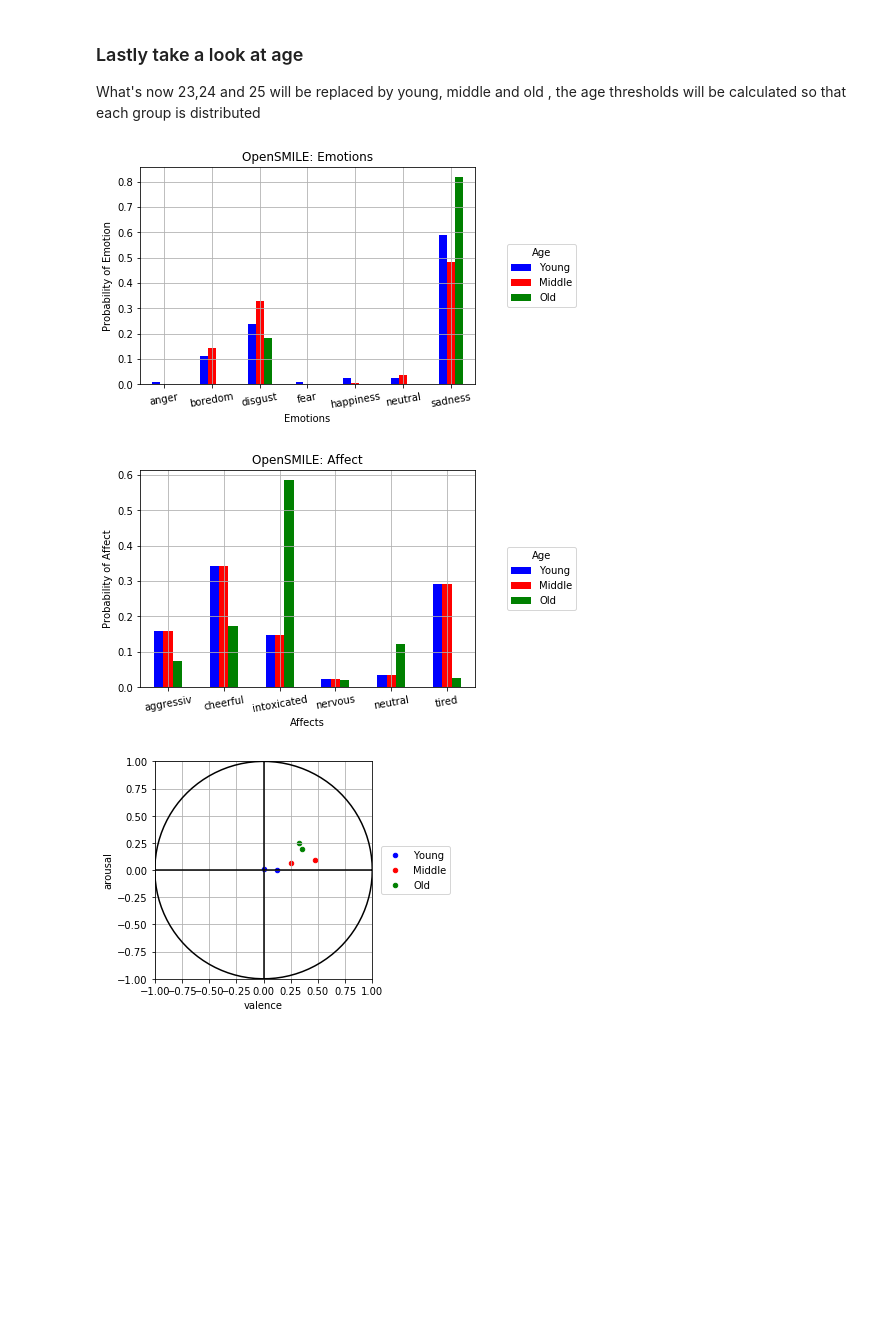
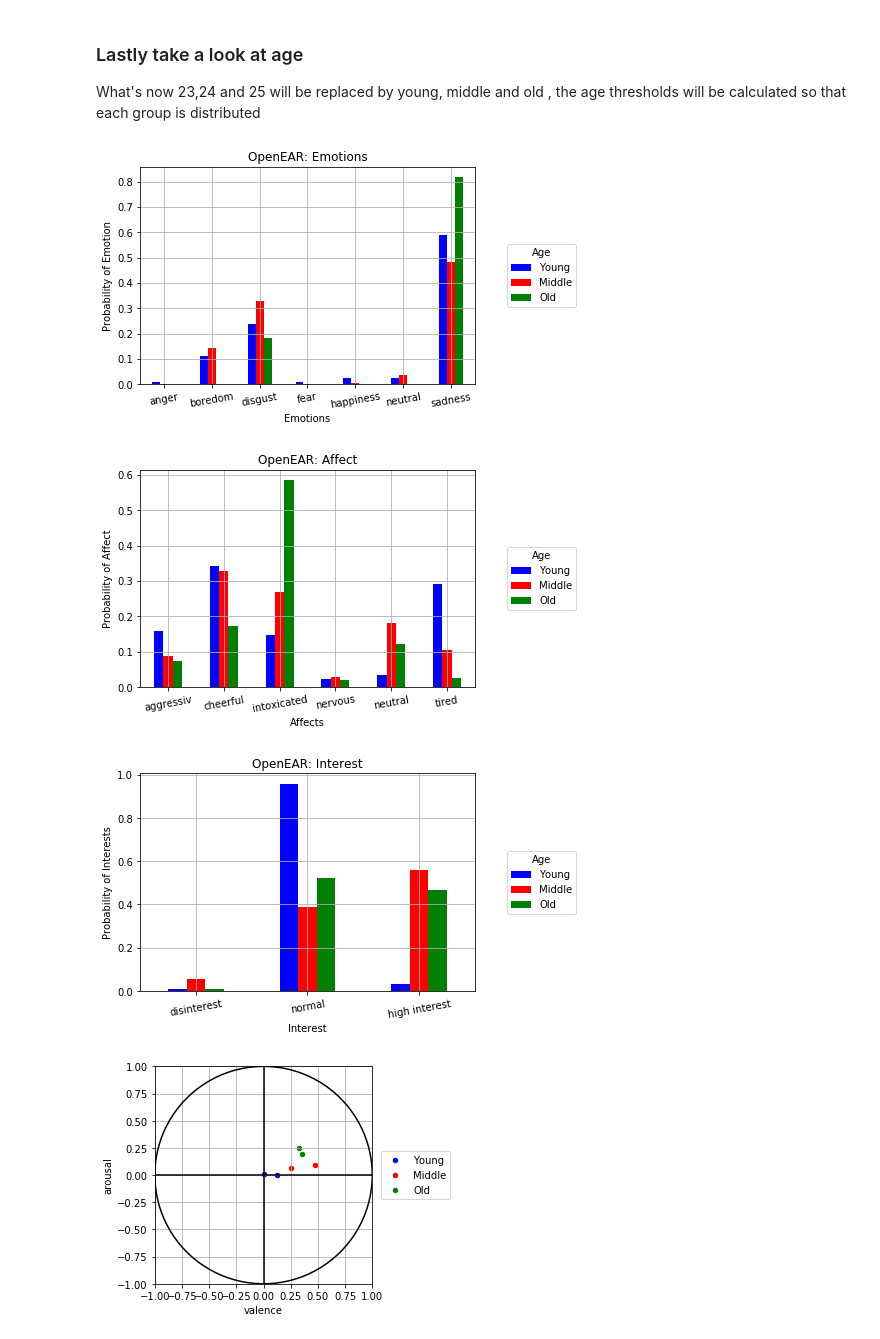
Before and after one commit to EJKraft/MasterThesis, a Jupyter notebook: OpenSMILE Analysis.ipynb, the cells around one changed output. Saved outputs shown, nothing was run; the diff lists cells and outputs as text; code cells hidden in the pictures; blank space fills up the shorter version.

```diff
--- a/OpenSMILE Analysis.ipynb
+++ b/OpenSMILE Analysis.ipynb
@@ -150,8 +162,11 @@ char_data['CharacterID'] = char_data['CharacterID'].astype(int)
 df_ar_val['CharacterID'] = df_ar_val['CharacterID'].astype(int)
 df_emotion['CharacterID'] = df_emotion['CharacterID'].astype(int)
 df_affect['CharacterID'] = df_affect['CharacterID'].astype(int)
+df_loi['CharacterID'] = df_loi['CharacterID'].astype(int)
 
 #Safe new data frames
 df_ar_val_char = df_ar_val.merge(char_data, how = 'left', left_on='CharacterID', right_on='CharacterID')
 df_emotion_char = df_emotion.merge(char_data, how = 'left', left_on='CharacterID', right_on= 'CharacterID')
 df_affect_char = df_affect.merge(char_data, how = 'left', left_on='CharacterID', right_on= 'CharacterID')
+df_loi_char = df_loi.merge(char_data, how = 'left', left_on='CharacterID', right_on= 'CharacterID')
+df_loi_char
@@ -296,6 +354,10 @@ df_emotion_old = df_emotion_char.loc[df_emotion_char['Age'] == 25]
 df_affect_young = df_affect_char.loc[df_affect_char['Age'] == 23]
 df_affect_middle = df_affect_char.loc[df_affect_char['Age'] == 24]
 df_affect_old = df_affect_char.loc[df_affect_char['Age'] == 25]
+
+df_loi_young = df_loi_char.loc[df_loi_char['Age'] == 23]
+df_loi_middle = df_loi_char.loc[df_loi_char['Age'] == 24]
+df_loi_old = df_loi_char.loc[df_loi_char['Age'] == 25]
 
 #For Plotting, lets calculate the mean emotion value for all audiofiles
 df_emotion_young = df_emotion_young.drop(['CharacterID','file', 'Age', 'Sex', 'Academic Status'], axis = 1)
@@ -313,42 +375,58 @@ df_affect_middle = df_affect_middle.drop(['CharacterID','file', 'Age', 'Sex', 'A
 df_affect_middle = df_affect_middle.mean()
 df_affect_old = df_affect_old.drop(['CharacterID','file', 'Age', 'Sex', 'Academic Status'], axis = 1)
 df_affect_old = df_affect_old.mean()
-df_aff_age = pd.DataFrame({'Young': df_affect_young, 'Middle': df_affect_young, 'Old': df_affect_old}, index = affect_label)
+df_aff_age = pd.DataFrame({'Young': df_affect_young, 'Middle': df_affect_middle, 'Old': df_affect_old}, index = affect_label)
 
+#And for LoI
+df_loi_young = df_loi_young.drop(['CharacterID','file', 'Age', 'Sex', 'Academic Status'], axis = 1)
+df_loi_young = df_loi_young.mean()
+df_loi_middle = df_loi_middle.drop(['CharacterID','file', 'Age', 'Sex', 'Academic Status'], axis = 1)
+df_loi_middle = df_loi_middle.mean()
+df_loi_old = df_loi_old.drop(['CharacterID','file', 'Age', 'Sex', 'Academic Status'], axis = 1)
+df_loi_old = df_loi_old.mean()
+df_loi_age = pd.DataFrame({'Young': df_loi_young, 'Middle': df_loi_middle, 'Old': df_loi_old}, index = loi_label)
 
-# Start with Emotion
-ax_emo2 = df_emo_age.plot.bar(title = 'OpenSMILE: Emotions',rot = 10, color = ['b','r', 'g']) #We set rotation to 10 so that the filenames can be read
+# Start Plotting Emotion
+ax_emo2 = df_emo_age.plot.bar(title = 'OpenEAR: Emotions',rot = 10, color = ['b','r', 'g']) #We set rotation to 10 so that the filenames can be read
 ax_emo2.legend(loc = 'center', bbox_to_anchor=(1.2,0.5), title = 'Age')
 ax_emo2.set_ylabel('Probability of Emotion')
 ax_emo2.set_xlabel('Emotions')
 plt.grid(True)
 
 #Now let's plot affect bar diagram
-ax_aff2 = df_aff_age.plot.bar(title = 'OpenSMILE: Affect',rot = 10, color = ['b','r', 'g']) #We set rotation to 10 so that the filenames can be read
+ax_aff2 = df_aff_age.plot.bar(title = 'OpenEAR: Affect',rot = 10, color = ['b','r', 'g']) #We set rotation to 10 so that the filenames can be read
 ax_aff2.legend(loc = 'center', bbox_to_anchor=(1.2,0.5), title = 'Age')
 ax_aff2.set_ylabel('Probability of Affect')
 ax_aff2.set_xlabel('Affects')
+plt.grid(True)
+
+#And Level of Interest
+ax_loi = df_loi_age.plot.bar(title = 'OpenEAR: Interest',rot = 10, color = ['b','r', 'g']) #We set rotation to 10 so that the filenames can be read
+ax_loi.legend(loc = 'center', bbox_to_anchor=(1.2,0.5), title = 'Age')
+ax_loi.set_ylabel('Probability of Interests')
+ax_loi.set_xlabel('Interest')
 plt.grid(True)
 
 ax200 = df_ar_val_young.plot.scatter(x = 'valence', y = 'arousal', label = 'Young', c = 'b')
 ax201 = df_ar_val_middle.plot.scatter(x = 'valence', y = 'arousal', label = 'Middle', c = 'r', ax=ax200)
 ax202 = df_ar_val_old.plot.scatter(x = 'valence', y = 'arousal', label = 'Old', c = 'g', ax=ax200)
 #We want to plot the arousal valence circle so we create values for it
 t = np.linspace(0,np.pi*2,100)
 ax200.plot(np.cos(t), np.sin(t), linewidth = 1.5, color = 'black')
 ax200.axvline(0,0,1, c = 'black')
 x_coord = [-1.0,1.0]
 y_coord = [0.0,0.0]
 ax200.plot(x_coord, y_coord, c = 'black')
 
 #Make Plot pretty
 ax200.legend(loc = 'center', bbox_to_anchor=(1.2,0.5))
 plt.grid(True)
 plt.xlim(-1.0, 1.0)
 plt.ylim(-1.0, 1.0)
 ax200.set_aspect('equal')
 plt.locator_params(axis='x',nbins= 9)
 # %% [output]
-[figure, old version]
+[figure, new version]
-[figure, old version]
+[figure, new version]
-[figure, old version]
+[figure, new version]
+[figure, added]
```
Also changed, not shown: parts of 5 cells of this notebook.
